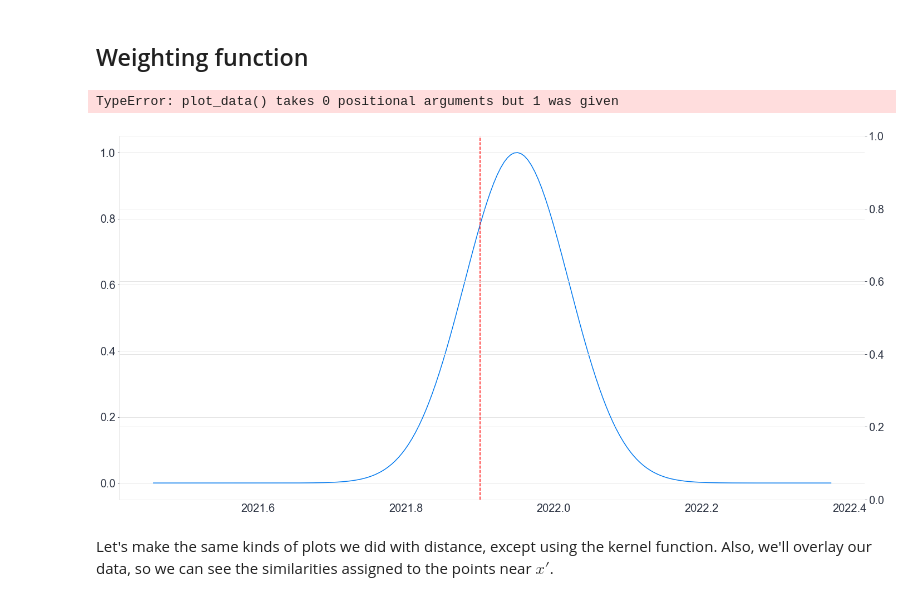
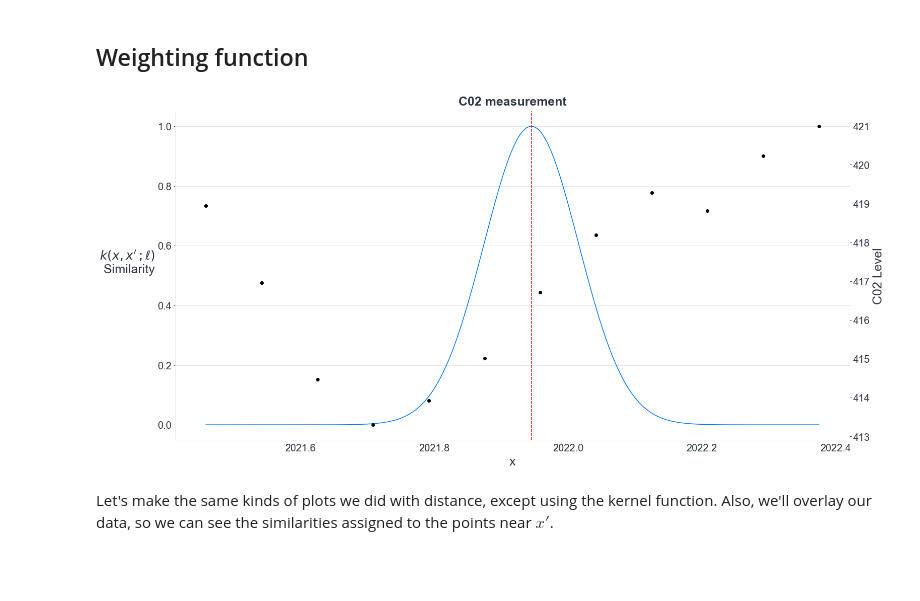
Before and after one commit to bwengals/etc, a Jupyter notebook: lesson02_expanded.ipynb, the cells around one changed output. Drawn from its saved outputs; the diff is of its cells as text; code cells hidden in the pictures; blank space fills up the shorter version.

```diff
--- a/lesson02_expanded.ipynb
+++ b/lesson02_expanded.ipynb
@@ -765,5 +769,5 @@ This is amazing now we dont need to define a functional form. This method should
 # %% [markdown]
 ## Breaking our intuition
 # %%
-date_of_interest = 2021.90
+date_of_interest= 2021.945
 # %%
@@ -1096,28 +1098,25 @@ x = np.linspace(last_12_obs["decimal date"].min(), last_12_obs["decimal date"].m
 weights = kernel(x, x_prime, 0.1)
 # %%
 fig = plt.figure(figsize=figsize)
+ax = plt.gca()
 
-
-plt.plot(x, weights,label=f"lengthscale = {ell}");
+ax.plot(x, weights,label=f"lengthscale = {ell}",);
 
 plt.axvline(x=date_of_interest, color="r", linestyle="--")
 ax.annotate("x'", xy=(2022, 414),  xycoords='data',
     xytext=(0.68, 0.27), textcoords='axes fraction',
     arrowprops=dict(facecolor='black'), fontsize=30,
     horizontalalignment='right', verticalalignment='top',
 );
 
 ax.set_ylabel("$k(x, x'\,; \ell)$\n Similarity", rotation=0, loc="center", labelpad= 60);
-ax.set_xlabel("x");
+ax.set_xlabel("x")
 
-
-ax = plt.gca()
 ax2 = ax.twinx()
-ax2 = plot_data(ax2)
+plot_data(ax2)
 ax2.grid(False);
 # %% [output]
-TypeError: plot_data() takes 0 positional arguments but 1 was given
-[figure, old version]
+[figure, new version]
 # %% [markdown]
 Let's make the same kinds of plots we did with distance, except using the kernel function.  Also, we'll overlay our data, so we can see the similarities assigned to the points near $x'$.
 # %% [markdown]
```
Also changed, not shown: parts of 31 cells of this notebook.
